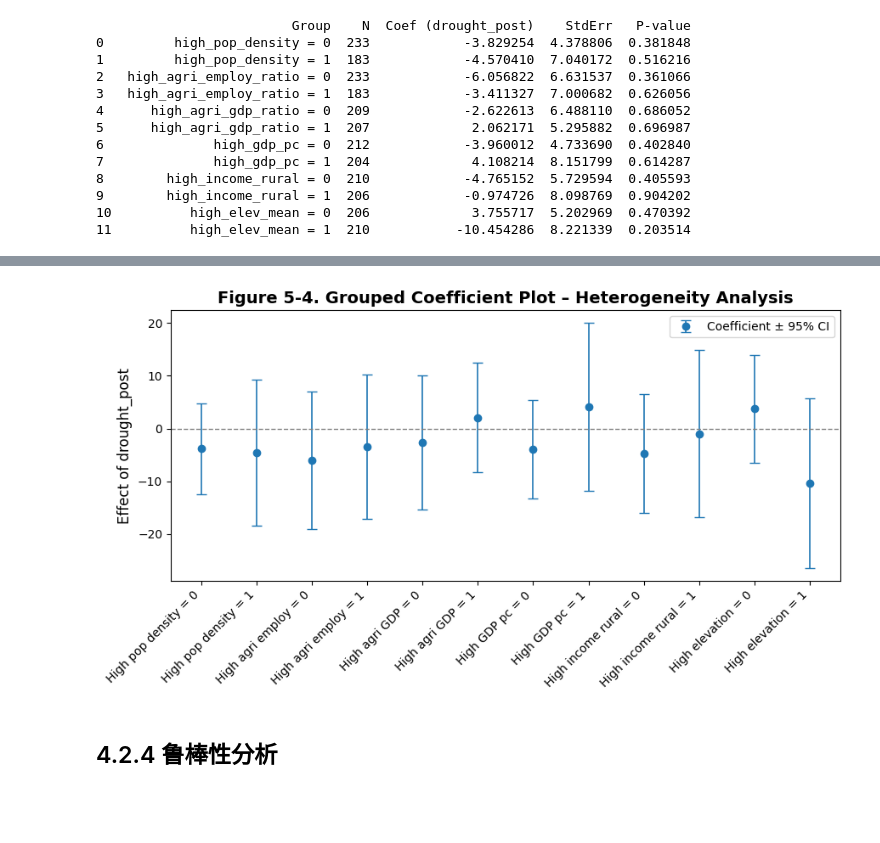
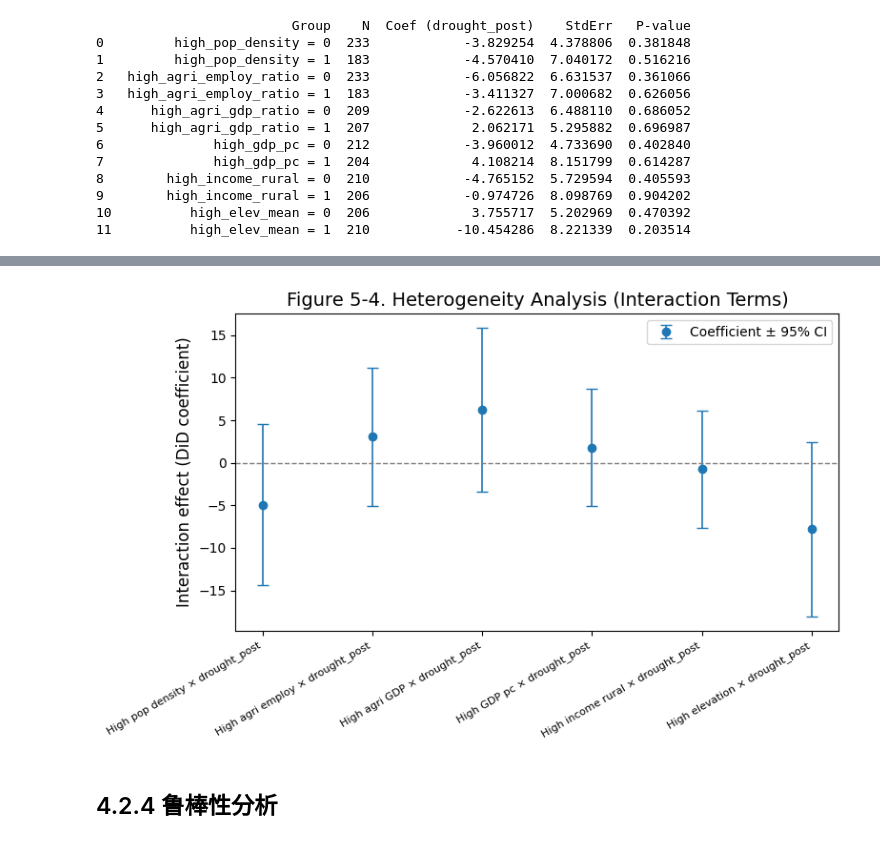
Before and after one commit to ixxiiris/CASA_Dissertation, a Jupyter notebook: DiD/did_event.ipynb, the cells around one changed output, grey strips where cells are left out. Drawn from its saved outputs; the diff is of its cells as text; code cells hidden in the pictures; blank space fills up the shorter version.

```diff
--- a/DiD/did_event.ipynb
+++ b/DiD/did_event.ipynb
@@ -980,39 +1061,42 @@ import pandas as pd
 import matplotlib.pyplot as plt
 import numpy as np
 
-# 你的真实异质性分析结果
+# === 这里填入你方法1（交互项 Dummy）的真实结果 ===
+# coef = 交互项系数（drought_post * dummy）
+# se = 对应标准误
+# pval = 对应P值
 df_hetero = pd.DataFrame({
     'group': [
-        'High pop density = 0', 'High pop density = 1',
-        'High agri employ = 0', 'High agri employ = 1',
-        'High agri GDP = 0', 'High agri GDP = 1',
-        'High GDP pc = 0', 'High GDP pc = 1',
-        'High income rural = 0', 'High income rural = 1',
-        'High elevation = 0', 'High elevation = 1'
+        'High pop density × drought_post',
+        'High agri employ × drought_post',
+        'High agri GDP × drought_post',
+        'High GDP pc × drought_post',
+        'High income rural × drought_post',
+        'High elevation × drought_post'
     ],
     'coef': [
-        -3.829254, -4.570410,
-        -6.056822, -3.411327,
-        -2.622613,  2.062171,
-        -3.960012,  4.108214,
-        -4.765152, -0.974726,
-         3.755717, -10.454286
+        -4.9260,  # 例：drought_post_pop_density_dummy
+         3.0549,  # 例：drought_post_agri_employ_dummy
+         6.2064,  # 例：drought_post_agri_gdp_dummy
+         1.8033,  # 例：drought_post_gdp_pc_dummy
+        -0.7545,  # 例：drought_post_income_rural_dummy
+        -7.8197   # 例：drought_post_elev_mean_dummy
     ],
     'se': [
-        4.378806, 7.040172,
-        6.631537, 7.000682,
-        6.488110, 5.295882,
-        4.733690, 8.151799,
-        5.729594, 8.098769,
-        5.202969, 8.221339
+        4.833,  # 对应标准误
+        4.144,
+        4.903,
+        3.499,
+        3.513,
+        5.216
     ],
     'pval': [
-        0.381848, 0.516216,
-        0.361066, 0.626056,
-        0.686052, 0.696987,
-        0.402840, 0.614287,
-        0.405593, 0.904202,
-        0.470392, 0.203514
+        0.308,
+        0.461,
+        0.206,
+        0.606,
+        0.830,
+        0.134
     ]
 })
 
@@ -1029,26 +1113,10 @@ def sig_symbol(p):
 
 df_hetero['sig'] = df_hetero['pval'].apply(sig_symbol)
 
-# 格式化结果列
-df_hetero['coef_se'] = df_hetero.apply(
-    lambda x: f"{x['coef']:.3f} ({x['se']:.3f}){x['sig']}", axis=1
-)
-
-# === 生成回归结果表（论文用） ===
-df_table = df_hetero[['group', 'coef_se', 'pval']].copy()
-df_table.rename(columns={'group': 'Group', 'coef_se': 'Coef (SE)', 'pval': 'P-value'}, inplace=True)
-
-# 打印表格
-print(df_table.to_string(index=False))
-
-# # 如果要导出 LaTeX（论文）
-# with open("heterogeneity_results.tex", "w") as f:
-#     f.write(df_table.to_latex(index=False, escape=False))
-
-# === 绘制 Grouped Coefficient Plot ===
+# === 绘制 Grouped Coefficient Plot（交互项系数） ===
 x_pos = np.arange(len(df_hetero))
 
-fig, ax = plt.subplots(figsize=(9,5))
+fig, ax = plt.subplots(figsize=(8,5))
 
 ax.errorbar(
     x_pos,
@@ -1062,17 +1130,23 @@ ax.errorbar(
     label='Coefficient ± 95% CI'
 )
 
+# 在点旁边标显著性符号
+for i, (coef, sig) in enumerate(zip(df_hetero['coef'], df_hetero['sig'])):
+    ax.text(i, coef + (0.5 if coef >= 0 else -0.5), sig,
+            ha='center', va='bottom' if coef >= 0 else 'top',
+            fontsize=11, fontweight='bold', color='black')
+
 # 零参考线
 ax.axhline(0, color='gray', linestyle='--', lw=1)
 
 # X 轴标签
 ax.set_xticks(x_pos)
-ax.set_xticklabels(df_hetero['group'], rotation=45, ha='right')
+ax.set_xticklabels(df_hetero['group'], rotation=30, ha='right',fontsize=8)
 
 # 轴标签和标题
-ax.set_ylabel('Effect of drought_post', fontsize=12)
-ax.set_title('Figure 5‑4. Grouped Coefficient Plot – Heterogeneity Analysis',
-             fontsize=14, fontweight='bold')
+ax.set_ylabel('Interaction effect (DiD coefficient)', fontsize=12)
+ax.set_title('Figure 5‑4. Heterogeneity Analysis (Interaction Terms)',
+             fontsize=14)
 
 # 图例
 ax.legend()
@@ -1096,4 +1157,4 @@ High income rural = 1  -0.975 (8.099) 0.904202
-[figure, old version]
+[figure, new version]
 # %% [markdown]
 ## 4.2.4 鲁棒性分析
 # %% [markdown]
```
Also changed, not shown: parts of 10 cells of this notebook, 1 other file.
